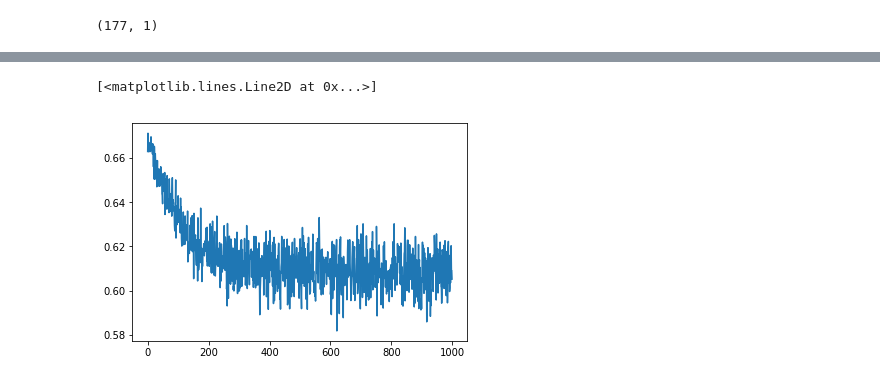
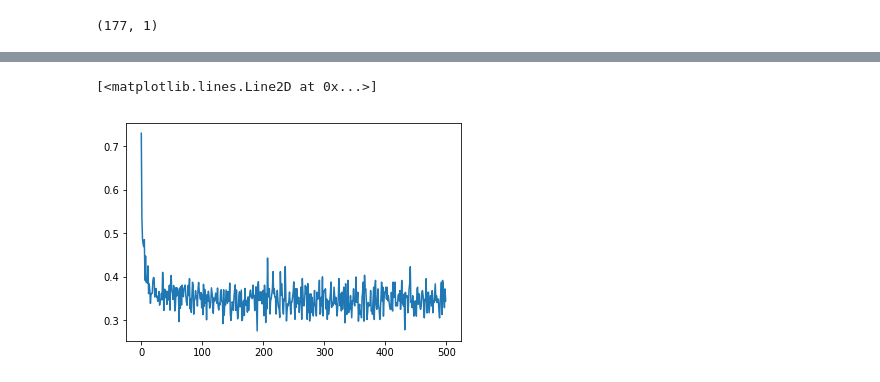
Before and after one commit to pstwh/echr, a Jupyter notebook: echr_notebook.ipynb, the cells around one changed output, grey strips where cells are left out. Saved outputs shown, nothing was run; the diff lists cells and outputs as text; code cells hidden in the pictures.

```diff
--- a/echr_notebook.ipynb
+++ b/echr_notebook.ipynb
@@ -31,7 +31,7 @@ def get_article(path, features):
 # %% [output]
 Article3  Article6  Article8
 # %%
-data = get_article('echr_dataset/Article8/', ['cases', 'full'])
+data = get_article('echr_dataset/Article8/', ['cases', 'full', 'circumstances'])
 # %%
 X = data.iloc[:, 1:]
 # %%
@@ -141,14 +133,19 @@ import torch.optim as optim
 class Net(nn.Module):
     def __init__(self):
         super().__init__()
-        self.fc1 = nn.Linear(2000, 500)
-        self.fc2 = nn.Linear(500, 100)
-        self.fc3 = nn.Linear(100, 1)
+        self.fc1 = nn.Linear(4000, 1000)
+        self.bn1 = nn.BatchNorm1d(1000)
+        self.fc2 = nn.Linear(1000, 500)
+        self.bn2 = nn.BatchNorm1d(500)
+        self.fc3 = nn.Linear(500, 100)
+        self.bn3 = nn.BatchNorm1d(100)
+        self.fc4 = nn.Linear(100, 1)
 
     def forward(self, x):
-        x = F.relu(self.fc1(x))
-        x = F.relu(self.fc2(x))
-        x = self.fc3(x)
+        x = self.bn1(F.relu(self.fc1(x)))
+        x = self.bn2(F.relu(self.fc2(x)))
+        x = self.bn3(F.relu(self.fc3(x)))
+        x = self.fc4(x)
         x = F.dropout(x, training=self.training)
         x = nn.Sigmoid()(x)
 
@@ -158,7 +155,7 @@ net = Net()
 opt = optim.Adam(net.parameters(), lr=0.0003, betas=(0.9, 0.999))
 criterion = nn.BCELoss()
 # %%
-def  train_epoch(model, opt, criterion, batch_size=177):
+def  train(model, opt, criterion, batch_size=177):
     model.train()
     losses = []
 
@@ -178,7 +175,7 @@ import matplotlib.pyplot as plt
 e_losses = []
 num_epochs = 500
 for e in range(num_epochs):
-    loss = train_epoch(net, opt, criterion)
+    loss = train(net, opt, criterion)
     e_losses.append(loss)
     if e % 100 == 0:
         for param_group in opt.param_groups:
@@ -207,2 +192,2 @@ Epoch 990: Loss: 0.6070079803466797
 [<matplotlib.lines.Line2D at 0x...>]
-[figure, old version]
+[figure, new version]
```
Also changed, not shown: parts of 12 cells of this notebook.
